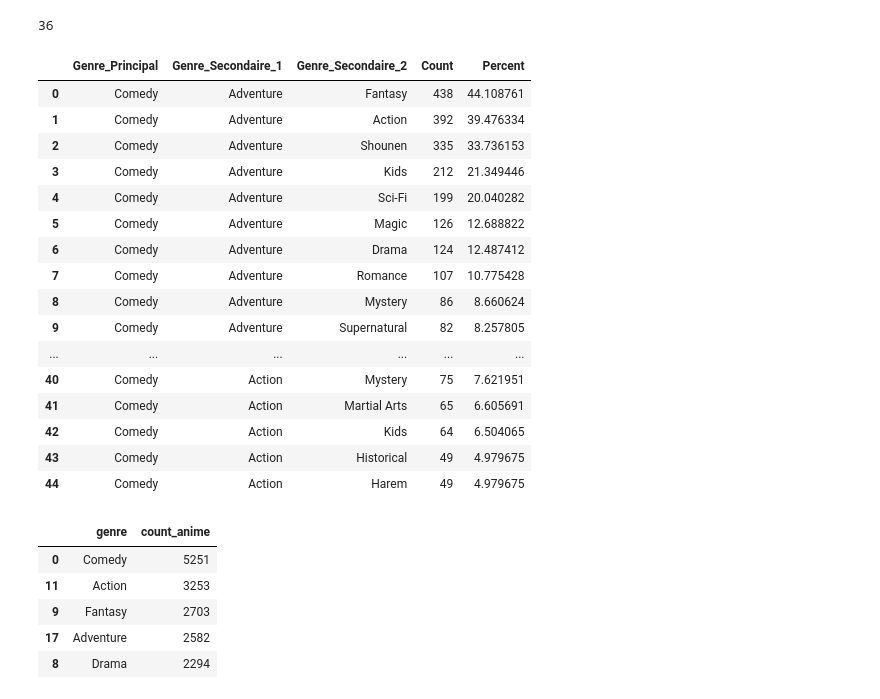
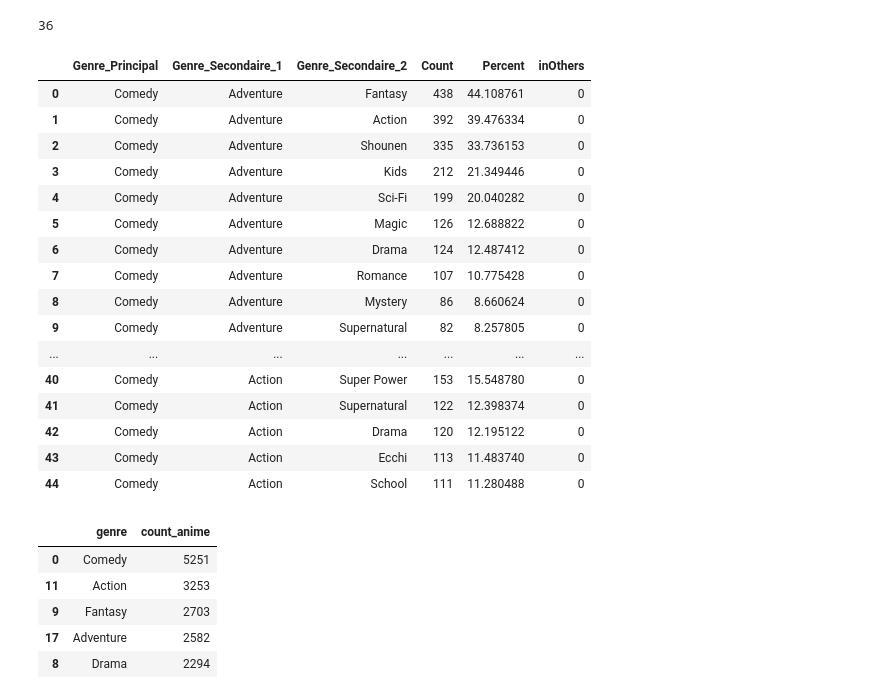
Before and after one commit to com-480-data-visualization/project-2023-vizmoica, a Jupyter notebook: preprocessing/eda_genre.ipynb, the cells around one changed output. Drawn from its saved outputs; the diff is of its cells as text; code cells hidden in the pictures.

Commit message:
add others proportion, percent labels, etc...

```diff
--- a/preprocessing/eda_genre.ipynb
+++ b/preprocessing/eda_genre.ipynb
@@ -68,7 +74,7 @@ plot.get_figure().savefig(plot_path / "genre_num_animes.png")
 # %% [markdown]
 # Primary and secondary genres
 # %%
-dfCam = dfAnime.copy()[['anime_id', 'title', 'image_url', 'genre', 'score', 'premiered']]
+dfCam = dfAnime.copy()[['anime_id', 'title', 'type', 'image_url', 'genre', 'score', 'premiered']]
 #dfCam['premiered'] = dfCam['premiered'].apply(lambda x : x.split('/')[0])
 dfCam.dropna(subset=['genre'], inplace=True)
 dfCam = dfCam[dfCam['genre'] != None]
@@ -103,7 +109,7 @@ dfCam["Encode_genres"] = dfCam["genre"].apply(
 )
 dfCam[listGenre] = pd.DataFrame(dfCam.Encode_genres.tolist(), index=dfCam.index)
 dfCam.drop(columns=["genre", "Encode_genres"], inplace=True)
-dfCam.sort_values(by="score", inplace=True)
+dfCam.sort_values(by="score", inplace=True, ascending=False)
 
 
 def fixUrl(x):
@@ -117,7 +123,7 @@ def fixUrl(x):
 
 dfCam.dropna(subset=["image_url"], inplace=True)
 dfCam["image_url"] = dfCam["image_url"].apply(lambda x: fixUrl(str(x)))
-dfCam.head(5)
+dfCam.head()
 # %% [output]
 {'Comedy': 5251, 'Supernatural': 1219, 'Romance': 1634, 'Shounen': 1771, 'Parody': 540, 'School': 1406, 'Magic': 921, 'Shoujo': 643, 'Drama': 2294, 'Fantasy': 2703, 'Kids': 2003, 'Action': 3253, 'Musi ...
 ['Yaoi', 'Yuri', 'Shoujo Ai', 'Shounen Ai', 'Josei', 'Cars', 'Thriller']
@@ -135,12 +141,18 @@ count2 = []
 # count3 = []
 nb = dfCam.shape[0]
 listG = listGenre[:10] + ['Others']
+listO = []
 listOthersG2 = {}
 listOthersG3 = {}
 print(listG)
 for gp in listG :
     dfgp = dfCam.copy()
     if (gp == 'Others') :
+        for g in listGenre[10:] :
+            dgpO = dfgp[dfgp[g] == 1]
+            countg = dgpO.shape[0]
+            if countg != 0 :
+                listO.append((g, countg))
         for g in listGenre[:10] :
             dfgp = dfgp[dfgp[g] == 0]
         #print(dfgp.shape)
@@ -172,21 +184,26 @@ for gp in listG :
                 if countg3 != 0 :
                     listOG3.append((g3, countg3))
         listOG3.sort(key= lambda x : x[1], reverse=True)
-        listOthersG3[gp] = [g2, listOG2[len(listOG3)-10:]]
+        listOthersG3[gp] = [g2, listOG3[len(listOG3)-10:]]
         for g3, c3 in listOG3[:len(listOG3)-10] :
 
-                statList.append([gp, g2, g3, c3, c3*100.0/c2])
+                statList.append([gp, g2, g3, c3, c3*100.0/c2, '0'])
                     #count3.append([g3])
         cg3 = 0
         for g3, c3 in listOG3[len(listOG3)-10:] :
             cg3 += c3
-        statList.append([gp, g2, "Others", cg3, cg3*100.0/c2])
-        statList.append([gp, g2, "T", c2, c2*100.0/dfgp.shape[0]])
+        for g3, c3 in listOG3[len(listOG3)-10:] :
+            statList.append([gp, g2, g3, c3, c3*100.0/cg3, '1'])
+        statList.append([gp, g2, "Others", cg3, cg3*100.0/c2, '0'])
+        statList.append([gp, g2, "T", c2, c2*100.0/dfgp.shape[0], '0'])
         #count2.append([gp, g2])
     cg2 =0
     for g2, c2 in listOG2[len(listOG2)-10:] :
         cg2 += c2
-    statList.append([gp, "Others", "T", cg2, cg2*100.0/dfgp.shape[0]])
+    for g2, c2 in listOG2[len(listOG2)-10:] :
+        statList.append([gp, g2, 'none', c2, c2*100.0/cg2, '1'])
+    #print(gp)
+    statList.append([gp, "Others", "T", cg2, cg2*100.0/dfgp.shape[0], '0'])
     #if countg2 != 0 :
     #            for g3 in listGenre :
     #                if g3 != gp : #and not (([gp, g2, g3] in count3) or ([gp, g3, g2] in count3) or ([g2, gp, g3] in count3) or ([g2, g3, gp] in count3) or ([g3, gp, g2] in count3) or ([g3, g2, gp] in count3)):
@@ -196,7 +213,10 @@ for gp in listG :
     #                        statList.append([gp, 'Others', g3, countg3, countg3*100.0/dfg2.shape[0]])
                             #count3.append([g3])
     #            statList.append([gp, 'Others', "T", dfg2.shape[0], dfg2.shape[0]*100.0/dfgp.shape[0]])
-    statList.append([gp, "T", "T", dfgp.shape[0], dfgp.shape[0]*100.0/nb])
+    if(gp == 'Others') :
+        for g, c in listO :
+            statList.append([g, 'none', 'none', c, c*100.0/dfgp.shape[0], '1'])
+    statList.append([gp, "T", "T", dfgp.shape[0], dfgp.shape[0]*100.0/nb, '0'])
 #print(statList)
 #print(len(statList))
 print(listOthersG2)
@@ -208,26 +228,26 @@ print(len(listGenre))
 # %% [output]
 36
 # %%
-dfDataForGraph = pd.DataFrame(statList, columns=['Genre_Principal', "Genre_Secondaire_1", "Genre_Secondaire_2", "Count", "Percent"])
+dfDataForGraph = pd.DataFrame(statList, columns=['Genre_Principal', "Genre_Secondaire_1", "Genre_Secondaire_2", "Count", "Percent", "inOthers"])
 dfDataForGraph.head(45)
 # %% [output]
-|  | Genre_Principal | Genre_Secondaire_1 | Genre_Secondaire_2 | Count | Percent |
-| 0 | Comedy | Adventure | Fantasy | 438 | 44.108761 |
-| 1 | Comedy | Adventure | Action | 392 | 39.476334 |
-| 2 | Comedy | Adventure | Shounen | 335 | 33.736153 |
-| 3 | Comedy | Adventure | Kids | 212 | 21.349446 |
-| 4 | Comedy | Adventure | Sci-Fi | 199 | 20.040282 |
-| 5 | Comedy | Adventure | Magic | 126 | 12.688822 |
-| 6 | Comedy | Adventure | Drama | 124 | 12.487412 |
-| 7 | Comedy | Adventure | Romance | 107 | 10.775428 |
-| 8 | Comedy | Adventure | Mystery | 86 | 8.660624 |
-| 9 | Comedy | Adventure | Supernatural | 82 | 8.257805 |
-| ... | ... | ... | ... | ... | ... |
-| 40 | Comedy | Action | Mystery | 75 | 7.621951 |
-| 41 | Comedy | Action | Martial Arts | 65 | 6.605691 |
-| 42 | Comedy | Action | Kids | 64 | 6.504065 |
-| 43 | Comedy | Action | Historical | 49 | 4.979675 |
-| 44 | Comedy | Action | Harem | 49 | 4.979675 |
+|  | Genre_Principal | Genre_Secondaire_1 | Genre_Secondaire_2 | Count | Percent | inOthers |
+| 0 | Comedy | Adventure | Fantasy | 438 | 44.108761 | 0 |
+| 1 | Comedy | Adventure | Action | 392 | 39.476334 | 0 |
+| 2 | Comedy | Adventure | Shounen | 335 | 33.736153 | 0 |
+| 3 | Comedy | Adventure | Kids | 212 | 21.349446 | 0 |
+| 4 | Comedy | Adventure | Sci-Fi | 199 | 20.040282 | 0 |
+| 5 | Comedy | Adventure | Magic | 126 | 12.688822 | 0 |
+| 6 | Comedy | Adventure | Drama | 124 | 12.487412 | 0 |
+| 7 | Comedy | Adventure | Romance | 107 | 10.775428 | 0 |
+| 8 | Comedy | Adventure | Mystery | 86 | 8.660624 | 0 |
+| 9 | Comedy | Adventure | Supernatural | 82 | 8.257805 | 0 |
+| ... | ... | ... | ... | ... | ... | ... |
+| 40 | Comedy | Action | Super Power | 153 | 15.548780 | 0 |
+| 41 | Comedy | Action | Supernatural | 122 | 12.398374 | 0 |
+| 42 | Comedy | Action | Drama | 120 | 12.195122 | 0 |
+| 43 | Comedy | Action | Ecchi | 113 | 11.483740 | 0 |
+| 44 | Comedy | Action | School | 111 | 11.280488 | 0 |
 # %%
 df_sum_genre = pd.DataFrame.from_dict(
     accumulateurGenre, orient="index", columns=["count_anime"]
```
Also changed, not shown: parts of 8 cells of this notebook, 8 other files.
